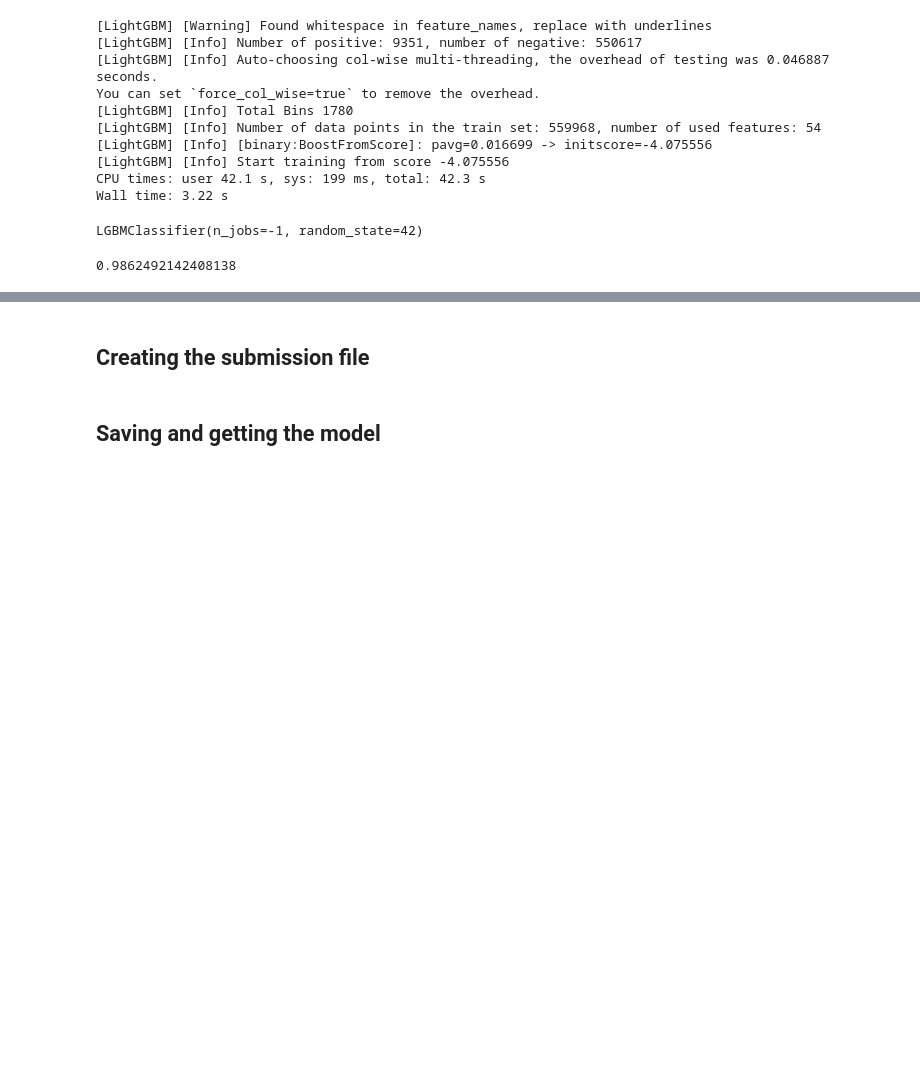
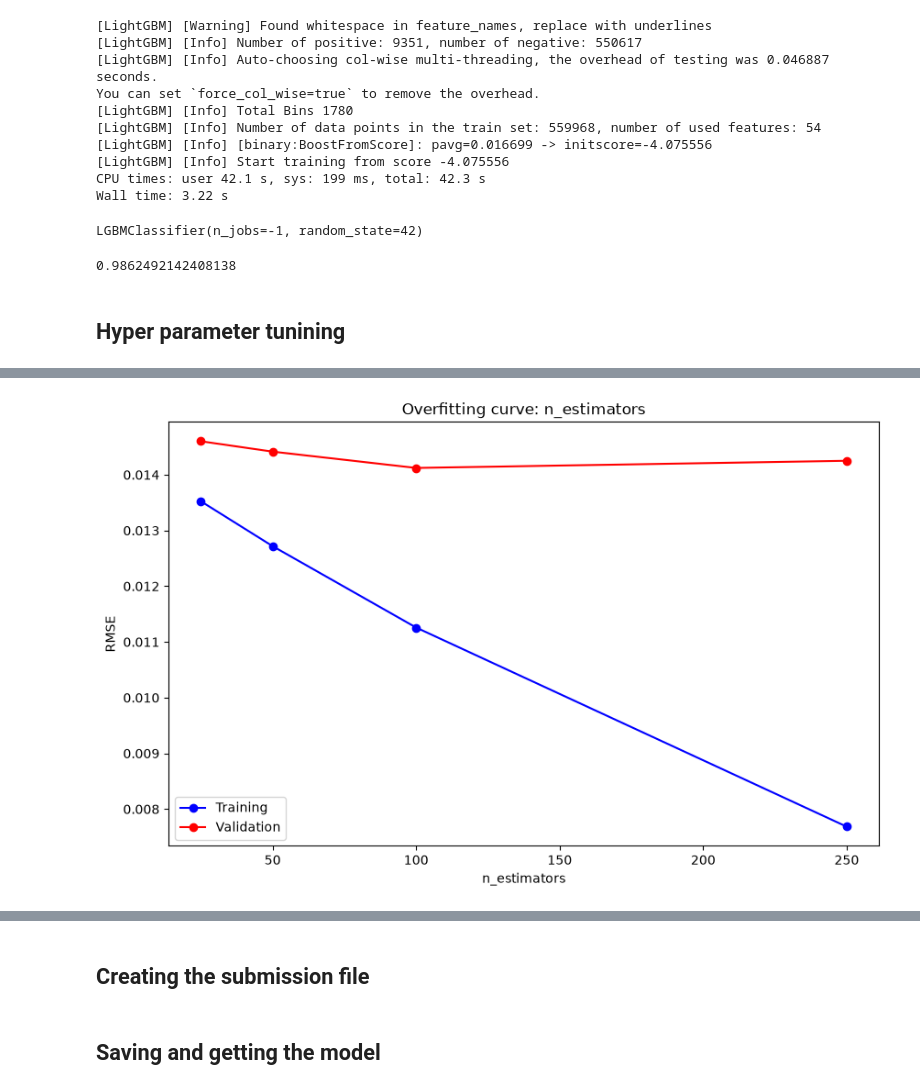
Before and after one commit to theju-bot/ml, a Jupyter notebook: 7 - predicting_credit_card_fraud.ipynb, the cells around one changed output, grey strips where cells are left out. Drawn from its saved outputs; the diff is of its cells as text; code cells hidden in the pictures; blank space fills up the shorter version.

```diff
--- a/7 - predicting_credit_card_fraud.ipynb
+++ b/7 - predicting_credit_card_fraud.ipynb
@@ -397,3 +397,42 @@ LGBMClassifier(n_jobs=-1, random_state=42)
 lgbm_model.score(X_test, y_test)
 # %% [output]
 0.9862492142408138
+# %% [markdown]
+## Hyper parameter tunining
+# %%
+train_inputs = X_train
+train_targets = y_train
+val_inputs = X_test
+val_targets = y_test
+# %%
+import matplotlib.pyplot as plt
+from sklearn.metrics import mean_squared_error
+
+def test_params(ModelClass, **params):
+    model = ModelClass(**params).fit(train_inputs, train_targets)
+    train_rmse = mean_squared_error(model.predict(train_inputs), train_targets)
+    val_rmse = mean_squared_error(model.predict(val_inputs), val_targets)
+    return train_rmse, val_rmse
+
+def test_param_and_plot(ModelClass, param_name, param_values, **other_params):
+    train_errors, val_errors = [], []
+    for value in param_values:
+        params = dict(other_params)
+        params[param_name] = value
+        train_rmse, val_rmse = test_params(ModelClass, **params)
+        train_errors.append(train_rmse)
+        val_errors.append(val_rmse)
+
+    plt.figure(figsize=(10,6))
+    plt.title('Overfitting curve: ' + param_name)
+    plt.plot(param_values, train_errors, 'b-o')
+    plt.plot(param_values, val_errors, 'r-o')
+    plt.xlabel(param_name)
+    plt.ylabel('RMSE')
+    plt.legend(['Training', 'Validation'])
+# %%
+params = {
+    'random_state': 42,
+    'n_jobs': -1,
+    'device': 'cuda'
+}
@@ -399,0 +441,5 @@ lgbm_model.score(X_test, y_test)
+# %%
+%%time
+
+test_param_and_plot(XGBClassifier, 'n_estimators', [25, 50, 100, 250], **params) # number of trees
+# %% [output]
@@ -399,0 +448 @@ lgbm_model.score(X_test, y_test)
+[figure, added]
```
Also changed, not shown: parts of 17 cells of this notebook.
